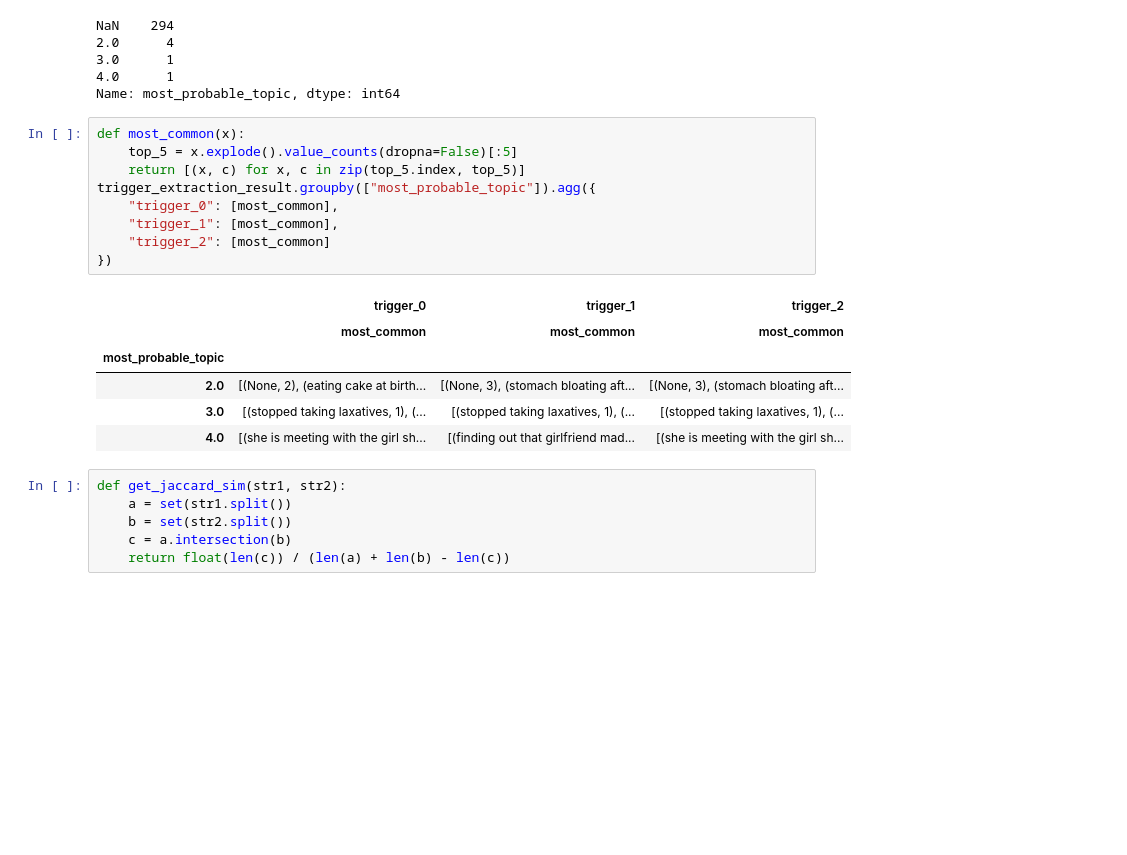
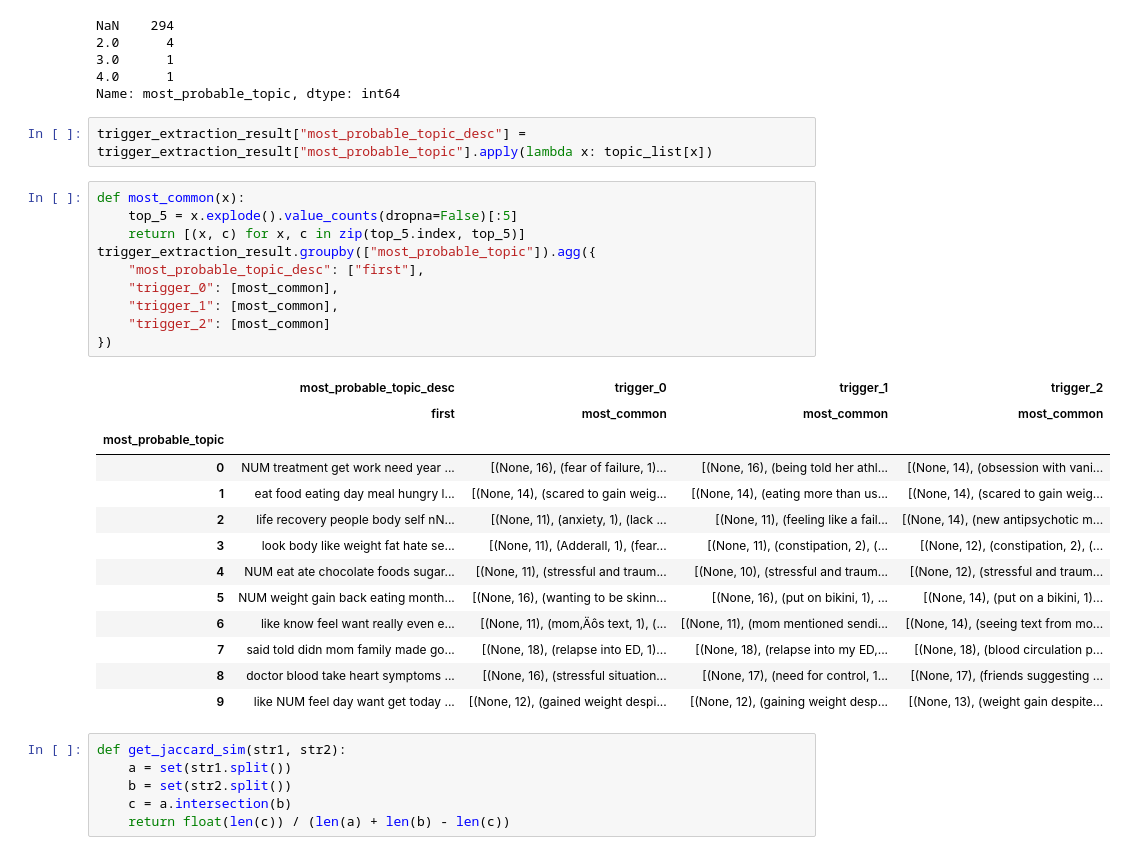
Before and after one commit to nguyentr17/cs685-narrative-analysis, a Jupyter notebook: clinical-extractions/sample_selection_trigger_extraction.ipynb, the cells around one changed output. Cells and saved outputs as stored; diff of their text form; blank space fills up the shorter version.

Commit message:
update trigger extraction

```diff
--- a/clinical-extractions/sample_selection_trigger_extraction.ipynb
+++ b/clinical-extractions/sample_selection_trigger_extraction.ipynb
@@ -81,22 +81,32 @@ NaN    294
 3.0      1
 4.0      1
 Name: most_probable_topic, dtype: int64
+# %%
+trigger_extraction_result["most_probable_topic_desc"] = trigger_extraction_result["most_probable_topic"].apply(lambda x: topic_list[x])
 # %%
 def most_common(x):
     top_5 = x.explode().value_counts(dropna=False)[:5]
     return [(x, c) for x, c in zip(top_5.index, top_5)]
 trigger_extraction_result.groupby(["most_probable_topic"]).agg({
+    "most_probable_topic_desc": ["first"],
     "trigger_0": [most_common],
     "trigger_1": [most_common],
     "trigger_2": [most_common]
 })
 # %% [output]
-|  | trigger_0 | trigger_1 | trigger_2 |
-|  | most_common | most_common | most_common |
-| most_probable_topic |  |  |  |
-| 2.0 | [(None, 2), (eating cake at birth... | [(None, 3), (stomach bloating aft... | [(None, 3), (stomach bloating aft... |
-| 3.0 | [(stopped taking laxatives, 1), (... | [(stopped taking laxatives, 1), (... | [(stopped taking laxatives, 1), (... |
-| 4.0 | [(she is meeting with the girl sh... | [(finding out that girlfriend mad... | [(she is meeting with the girl sh... |
+|  | most_probable_topic_desc | trigger_0 | trigger_1 | trigger_2 |
+|  | first | most_common | most_common | most_common |
+| most_probable_topic |  |  |  |  |
+| 0 | NUM treatment get work need year ... | [(None, 16), (fear of failure, 1)... | [(None, 16), (being told her athl... | [(None, 14), (obsession with vani... |
+| 1 | eat food eating day meal hungry l... | [(None, 14), (scared to gain weig... | [(None, 14), (eating more than us... | [(None, 14), (scared to gain weig... |
+| 2 | life recovery people body self nN... | [(None, 11), (anxiety, 1), (lack ... | [(None, 11), (feeling like a fail... | [(None, 14), (new antipsychotic m... |
+| 3 | look body like weight fat hate se... | [(None, 11), (Adderall, 1), (fear... | [(None, 11), (constipation, 2), (... | [(None, 12), (constipation, 2), (... |
+| 4 | NUM eat ate chocolate foods sugar... | [(None, 11), (stressful and traum... | [(None, 10), (stressful and traum... | [(None, 12), (stressful and traum... |
+| 5 | NUM weight gain back eating month... | [(None, 16), (wanting to be skinn... | [(None, 16), (put on bikini, 1), ... | [(None, 14), (put on a bikini, 1)... |
+| 6 | like know feel want really even e... | [(None, 11), (mom‚Äôs text, 1), (... | [(None, 11), (mom mentioned sendi... | [(None, 14), (seeing text from mo... |
+| 7 | said told didn mom family made go... | [(None, 18), (relapse into ED, 1)... | [(None, 18), (relapse into my ED,... | [(None, 18), (blood circulation p... |
+| 8 | doctor blood take heart symptoms ... | [(None, 16), (stressful situation... | [(None, 17), (need for control, 1... | [(None, 17), (friends suggesting ... |
+| 9 | like NUM feel day want get today ... | [(None, 12), (gained weight despi... | [(None, 12), (gaining weight desp... | [(None, 13), (weight gain despite... |
 # %%
 def get_jaccard_sim(str1, str2):
     a = set(str1.split())
```
Also changed, not shown: parts of 5 cells of this notebook, 1 other file.
